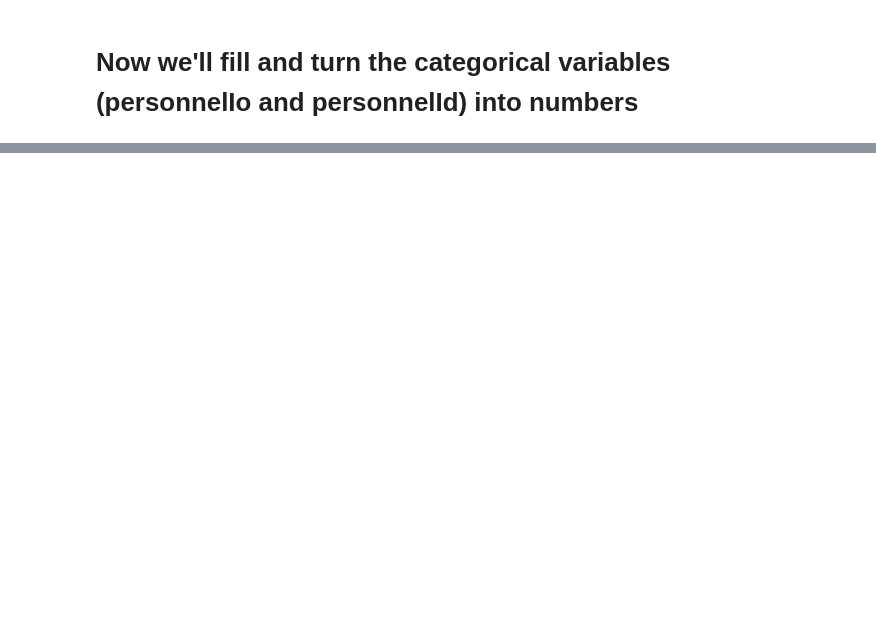
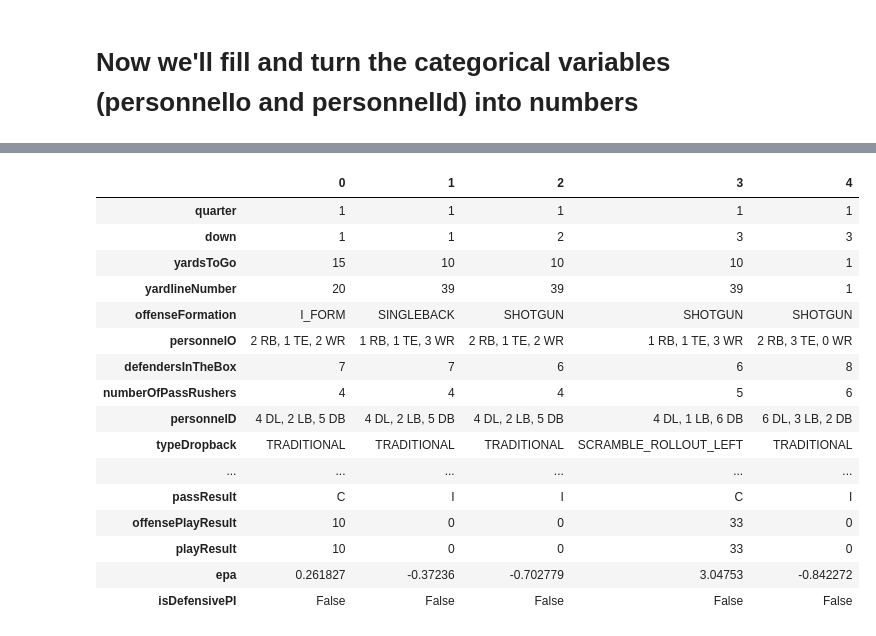
Before and after one commit to Nunnelee/Defense-NFL-data, a Jupyter notebook: nunnelee-nfl-defense-data.ipynb, the cells around one changed output, grey strips where cells are left out. Saved outputs shown, nothing was run; the diff lists cells and outputs as text; code cells hidden in the pictures; blank space fills up the shorter version.

```diff
--- a/nunnelee-nfl-defense-data.ipynb
+++ b/nunnelee-nfl-defense-data.ipynb
@@ -251,0 +878,23 @@ pass_result_comp.isna().sum()
+# %%
+# First the data reduction
+df2_plays = df_plays.drop(["gameId", "playId", "playDescription", "possessionTeam", "playType", "yardlineSide", "gameClock", "penaltyJerseyNumbers"], axis=1)
+
+df2_plays.head().T
+# %% [output]
+|  | 0 | 1 | 2 | 3 | 4 |
+| quarter | 1 | 1 | 1 | 1 | 1 |
+| down | 1 | 1 | 2 | 3 | 3 |
+| yardsToGo | 15 | 10 | 10 | 10 | 1 |
+| yardlineNumber | 20 | 39 | 39 | 39 | 1 |
+| offenseFormation | I_FORM | SINGLEBACK | SHOTGUN | SHOTGUN | SHOTGUN |
+| personnelO | 2 RB, 1 TE, 2 WR | 1 RB, 1 TE, 3 WR | 2 RB, 1 TE, 2 WR | 1 RB, 1 TE, 3 WR | 2 RB, 3 TE, 0 WR |
+| defendersInTheBox | 7 | 7 | 6 | 6 | 8 |
+| numberOfPassRushers | 4 | 4 | 4 | 5 | 6 |
+| personnelD | 4 DL, 2 LB, 5 DB | 4 DL, 2 LB, 5 DB | 4 DL, 2 LB, 5 DB | 4 DL, 1 LB, 6 DB | 6 DL, 3 LB, 2 DB |
+| typeDropback | TRADITIONAL | TRADITIONAL | TRADITIONAL | SCRAMBLE_ROLLOUT_LEFT | TRADITIONAL |
+| ... | ... | ... | ... | ... | ... |
+| passResult | C | I | I | C | I |
+| offensePlayResult | 10 | 0 | 0 | 33 | 0 |
+| playResult | 10 | 0 | 0 | 33 | 0 |
+| epa | 0.261827 | -0.37236 | -0.702779 | 3.04753 | -0.842272 |
+| isDefensivePI | False | False | False | False | False |
```
Also changed, not shown: parts of 58 cells of this notebook.
